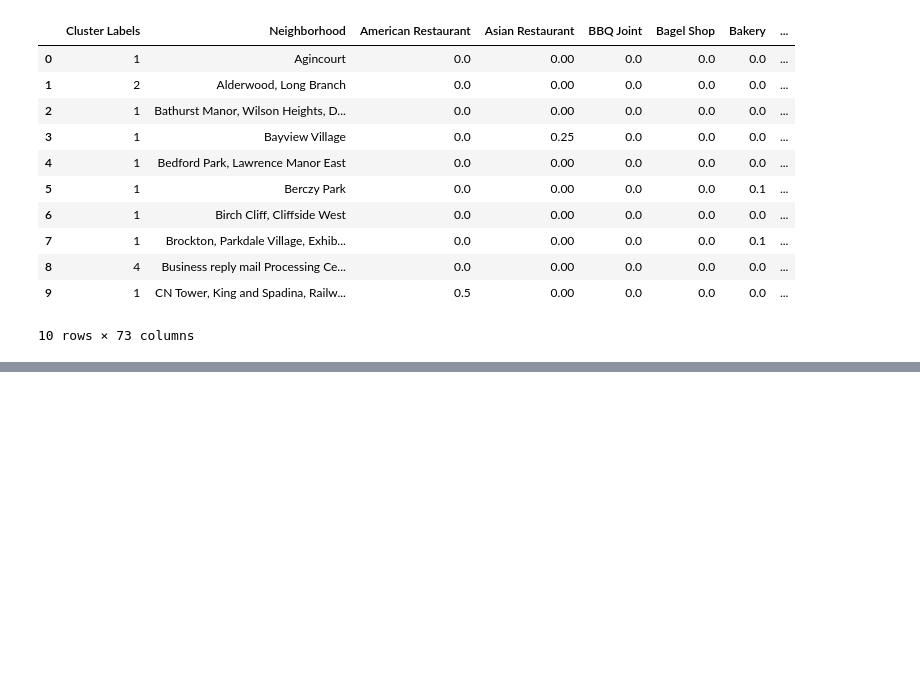
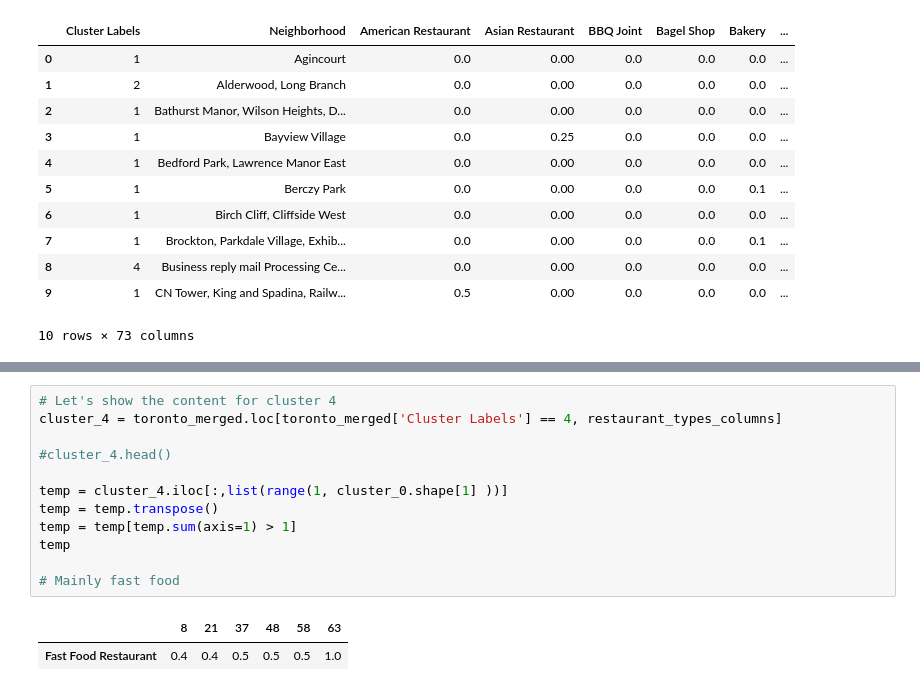
Before and after one commit to vesas/Coursera_Capstone, a Jupyter notebook: toronto_neighborhoods.ipynb, the cells around one changed output, grey strips where cells are left out. Cells and saved outputs as stored; diff of their text form; blank space fills up the shorter version.

```diff
--- a/toronto_neighborhoods.ipynb
+++ b/toronto_neighborhoods.ipynb
@@ -331,0 +436,15 @@ toronto_merged.head(10)
+# %%
+# Let's show the content for cluster 4
+cluster_4 = toronto_merged.loc[toronto_merged['Cluster Labels'] == 4, restaurant_types_columns]
+
+#cluster_4.head()
+
+temp = cluster_4.iloc[:,list(range(1, cluster_0.shape[1] ))]
+temp = temp.transpose()
+temp = temp[temp.sum(axis=1) > 1]
+temp
+
+# Mainly fast food
+# %% [output]
+|  | 8 | 21 | 37 | 48 | 58 | 63 |
+| Fast Food Restaurant | 0.4 | 0.4 | 0.5 | 0.5 | 0.5 | 1.0 |
```
Also changed, not shown: parts of 7 cells of this notebook.
